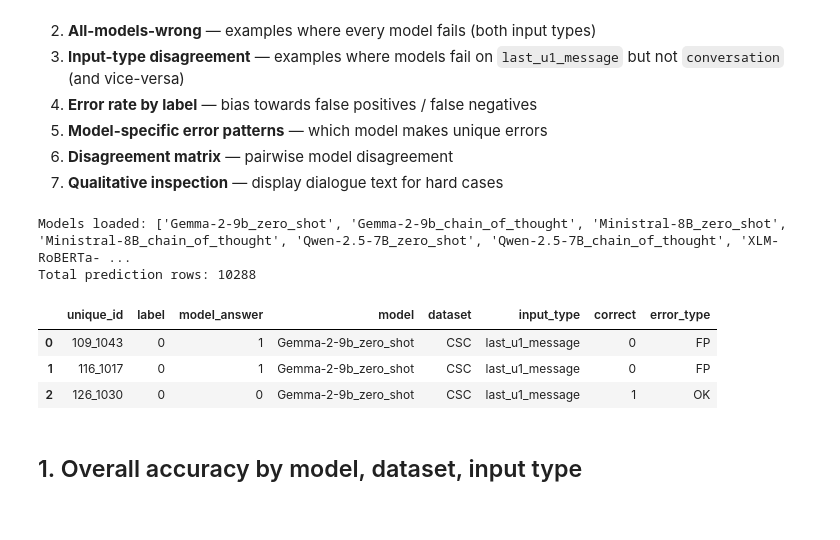
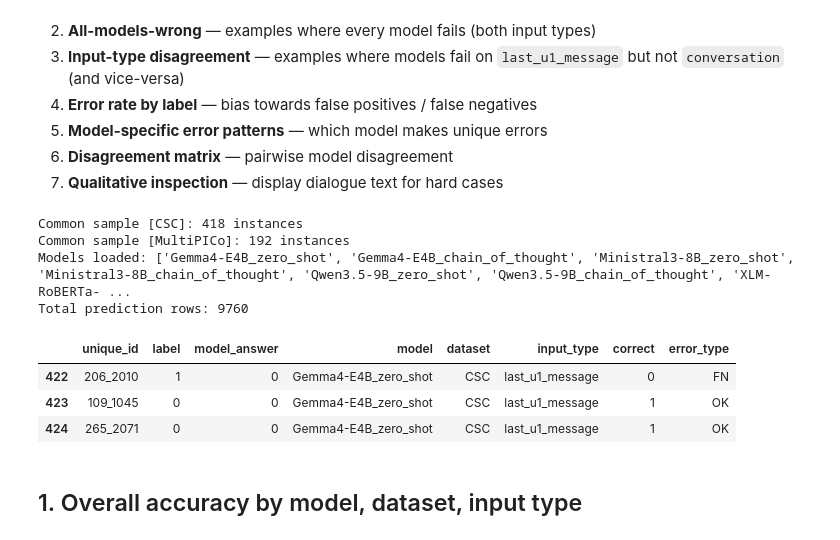
Before and after one commit to MichaelOliverio/irony-response-affordance, a Jupyter notebook: 3_experiments/experiment1/error_analysis.ipynb, the cells around one changed output. Drawn from its saved outputs; the diff is of its cells as text; code cells hidden in the pictures.

Commit message:
new error analysis

```diff
--- a/3_experiments/experiment1/error_analysis.ipynb
+++ b/3_experiments/experiment1/error_analysis.ipynb
@@ -22,13 +22,14 @@ from itertools import combinations
 BASE = Path(r"c:\Users\micha\OneDrive\Desktop\Università\Progetti\appropriateness-of-irony\3_experiments\experiment1\output")
 
 INPUT_TYPES = ["last_u1_message", "conversation"]
+COMMON_SAMPLE_INPUT_TYPES = ["context_reply", *INPUT_TYPES]
 DATASETS   = ["CSC", "MultiPICo"]
 
 # ── DECODER files ─────────────────────────────────────────────────────────────
 DECODERS = {
-    "Gemma-2-9b":    BASE / "decoders" / "google_gemma-2-9b-it",
-    "Ministral-8B":  BASE / "decoders" / "mistralai_Ministral-8B-Instruct-2410",
-    "Qwen-2.5-7B":   BASE / "decoders" / "Qwen_Qwen2.5-7B-Instruct",
+    "Gemma4-E4B":    BASE / "decoders" / "google_gemma-4-E4B-it",
+    "Ministral3-8B":  BASE / "decoders" / "mistralai_Ministral-3-8B-Instruct-2512",
+    "Qwen3.5-9B":   BASE / "decoders" / "Qwen_Qwen3.5-9B",
 }
 DECODER_PROMPTS = ["zero_shot", "chain_of_thought"]
 
@@ -44,7 +45,7 @@ records = []
 for model_name, folder in DECODERS.items():
     for prompt in DECODER_PROMPTS:
         for dataset in DATASETS:
-            for inp in INPUT_TYPES:
+            for inp in COMMON_SAMPLE_INPUT_TYPES:
                 # find matching file
                 candidates = list(folder.glob(f"{prompt}_*_{dataset}_{inp}.csv"))
                 if not candidates:
@@ -58,42 +59,87 @@ for model_name, folder in DECODERS.items():
 
 for model_name, enc_base in ENCODERS.items():
     for dataset in DATASETS:
-        for inp in INPUT_TYPES:
-            pred_dir = enc_base / dataset / inp / "predictions"
-            candidates = list(pred_dir.glob("*.csv"))
+        for inp in COMMON_SAMPLE_INPUT_TYPES:
+            pred_dir = enc_base / dataset / "human_heldout_f1" / inp / "predictions"
+            candidates = [
+                path for path in pred_dir.glob("*.csv")
+                if not path.stem.endswith("_human_majority")
+            ]
             if not candidates:
                 continue
-            df = pd.read_csv(candidates[0], usecols=["unique_id", "model_answer", "label"])
+            csv_path = str(candidates[0].resolve())
+            long_path_prefix = chr(92) * 2 + "?" + chr(92)
+            if os.name == "nt" and not csv_path.startswith(long_path_prefix):
+                csv_path = long_path_prefix + csv_path
+            df = pd.read_csv(csv_path, usecols=["unique_id", "model_answer", "label"])
             df = df[df["model_answer"].notna()]
             df["model"]      = f"{model_name}_fine_tuning"
             df["dataset"]    = dataset
             df["input_type"] = inp
             records.append(df)
 
 all_preds = pd.concat(records, ignore_index=True)
+all_preds["unique_id"] = all_preds["unique_id"].astype("string")
 all_preds["model_answer"] = pd.to_numeric(all_preds["model_answer"], errors="coerce")
 all_preds["label"]        = pd.to_numeric(all_preds["label"],        errors="coerce")
 all_preds = all_preds.dropna(subset=["model_answer", "label"])
 all_preds["model_answer"] = all_preds["model_answer"].astype(int)
 all_preds["label"]        = all_preds["label"].astype(int)
 all_preds["correct"]      = (all_preds["model_answer"] == all_preds["label"]).astype(int)
 all_preds["error_type"]   = all_preds.apply(
     lambda r: "FP" if r["model_answer"] == 1 and r["label"] == 0
          else ("FN" if r["model_answer"] == 0 and r["label"] == 1 else "OK"),
     axis=1
 )
 
+# Use the same per-dataset common sample as Table 4: every system must
+# have a valid prediction for every reported input configuration.
+models = all_preds["model"].unique().tolist()
+common_ids_by_dataset = {}
+for dataset in DATASETS:
+    valid_id_sets = []
+    for model in models:
+        for inp in COMMON_SAMPLE_INPUT_TYPES:
+            ids = set(
+                all_preds.loc[
+                    (all_preds["dataset"] == dataset)
+                    & (all_preds["model"] == model)
+                    & (all_preds["input_type"] == inp),
+                    "unique_id",
+                ].tolist()
+            )
+            if not ids:
+                raise ValueError(
+                    f"No valid predictions for {dataset} | {model} | {inp}"
+                )
+            valid_id_sets.append(ids)
+    common_ids_by_dataset[dataset] = set.intersection(*valid_id_sets)
+    print(
+        f"Common sample [{dataset}]: "
+        f"{len(common_ids_by_dataset[dataset])} instances"
+    )
+
+all_preds = all_preds[all_preds["input_type"].isin(INPUT_TYPES)].copy()
+all_preds = all_preds[
+    all_preds.apply(
+        lambda row: row["unique_id"] in common_ids_by_dataset[row["dataset"]],
+        axis=1,
+    )
+].copy()
+
 models = all_preds["model"].unique().tolist()
 print(f"Models loaded: {models}")
 print(f"Total prediction rows: {len(all_preds)}")
 all_preds.head(3)
 # %% [output]
-Models loaded: ['Gemma-2-9b_zero_shot', 'Gemma-2-9b_chain_of_thought', 'Ministral-8B_zero_shot', 'Ministral-8B_chain_of_thought', 'Qwen-2.5-7B_zero_shot', 'Qwen-2.5-7B_chain_of_thought', 'XLM-RoBERTa- ...
-Total prediction rows: 10288
+Common sample [CSC]: 418 instances
+Common sample [MultiPICo]: 192 instances
+Models loaded: ['Gemma4-E4B_zero_shot', 'Gemma4-E4B_chain_of_thought', 'Ministral3-8B_zero_shot', 'Ministral3-8B_chain_of_thought', 'Qwen3.5-9B_zero_shot', 'Qwen3.5-9B_chain_of_thought', 'XLM-RoBERTa- ...
+Total prediction rows: 9760
 |  | unique_id | label | model_answer | model | dataset | input_type | correct | error_type |
-| 0 | 109_1043 | 0 | 1 | Gemma-2-9b_zero_shot | CSC | last_u1_message | 0 | FP |
-| 1 | 116_1017 | 0 | 1 | Gemma-2-9b_zero_shot | CSC | last_u1_message | 0 | FP |
-| 2 | 126_1030 | 0 | 0 | Gemma-2-9b_zero_shot | CSC | last_u1_message | 1 | OK |
+| 422 | 206_2010 | 1 | 0 | Gemma4-E4B_zero_shot | CSC | last_u1_message | 0 | FN |
+| 423 | 109_1045 | 0 | 0 | Gemma4-E4B_zero_shot | CSC | last_u1_message | 1 | OK |
+| 424 | 265_2071 | 0 | 0 | Gemma4-E4B_zero_shot | CSC | last_u1_message | 1 | OK |
 # %% [markdown]
 ## 1. Overall accuracy by model, dataset, input type
 # %%
```
Also changed, not shown: parts of 11 cells of this notebook, 8 other files.
